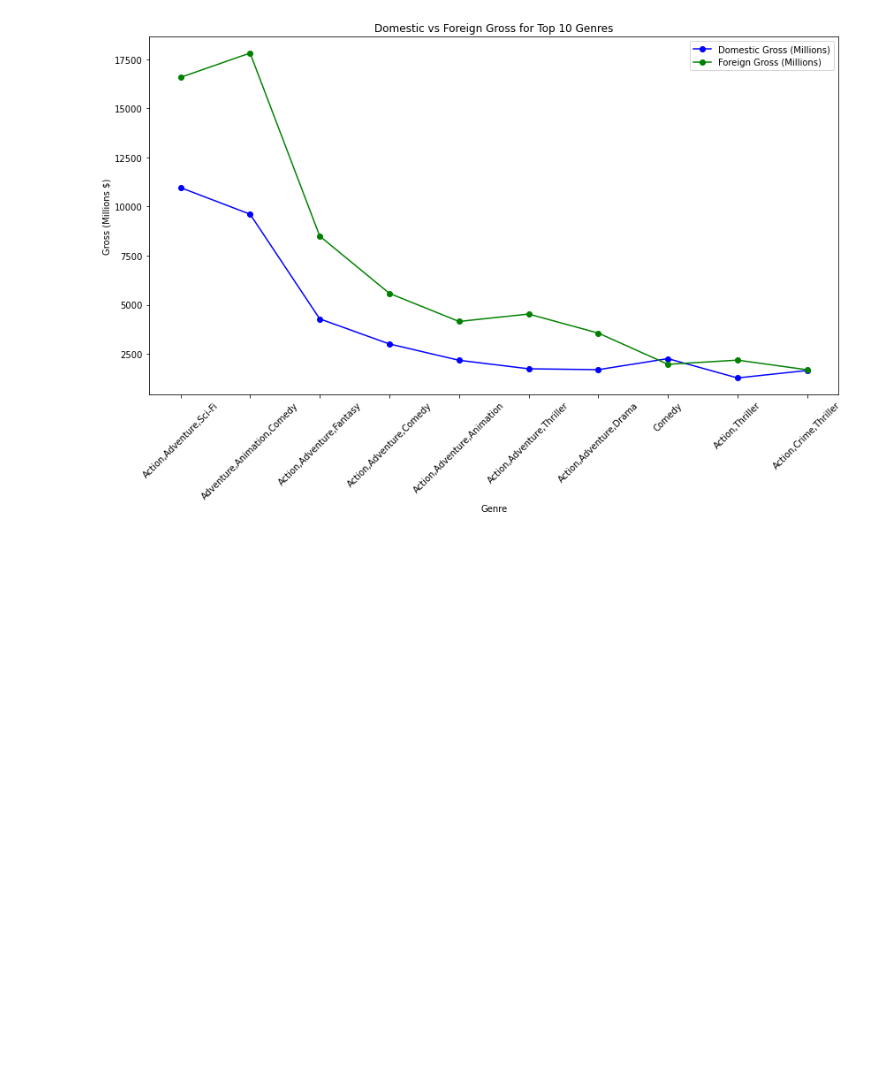
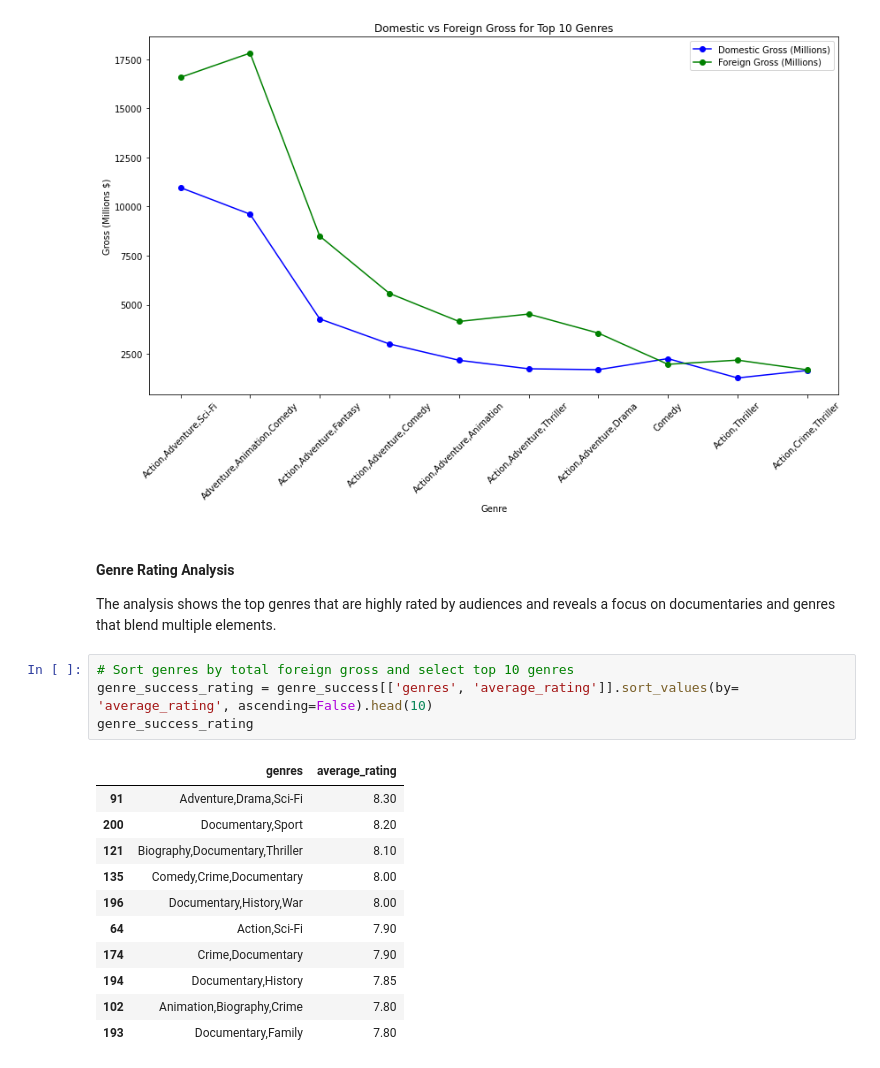
Before and after one commit to engige/movie_studio_analysis, a Jupyter notebook: movie_studio_analysis.ipynb, the cells around one changed output. Saved outputs shown, nothing was run; the diff lists cells and outputs as text; blank space fills up the shorter version.

```diff
--- a/movie_studio_analysis.ipynb
+++ b/movie_studio_analysis.ipynb
@@ -497,3 +497,23 @@ plt.legend()
 plt.tight_layout()
 # %% [output]
 [figure]
+# %% [markdown]
+#### Genre Rating Analysis
+
+The analysis shows the top genres that are highly rated by audiences and reveals a focus on documentaries and genres that blend multiple elements.
+# %%
+# Sort genres by total foreign gross and select top 10 genres
+genre_success_rating = genre_success[['genres', 'average_rating']].sort_values(by= 'average_rating', ascending=False).head(10)
+genre_success_rating
+# %% [output]
+|  | genres | average_rating |
+| 91 | Adventure,Drama,Sci-Fi | 8.30 |
+| 200 | Documentary,Sport | 8.20 |
+| 121 | Biography,Documentary,Thriller | 8.10 |
+| 135 | Comedy,Crime,Documentary | 8.00 |
+| 196 | Documentary,History,War | 8.00 |
+| 64 | Action,Sci-Fi | 7.90 |
+| 174 | Crime,Documentary | 7.90 |
+| 194 | Documentary,History | 7.85 |
+| 102 | Animation,Biography,Crime | 7.80 |
+| 193 | Documentary,Family | 7.80 |
```
Also changed, not shown: parts of 1 cell of this notebook.
